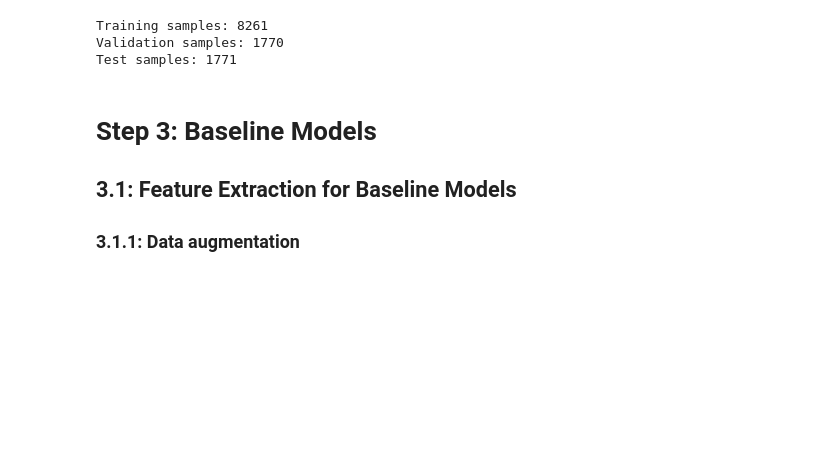
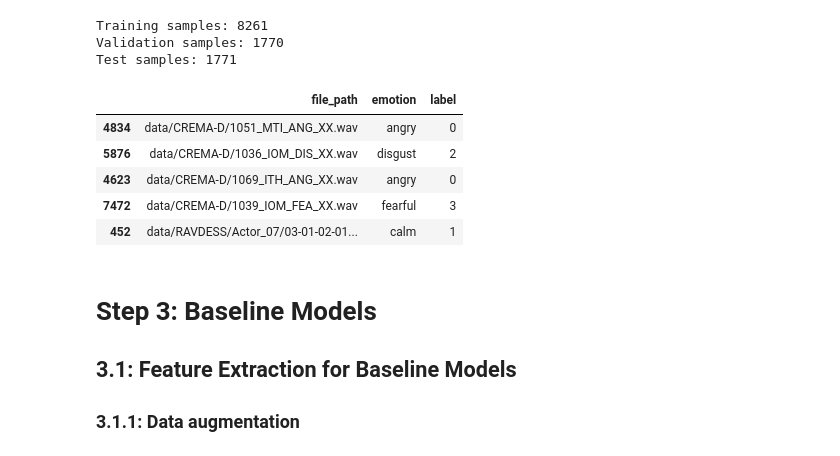
Before and after one commit to JustinTong0323/467final, a Jupyter notebook: report.ipynb, the cells around one changed output. Cells and saved outputs as stored; diff of their text form; code cells hidden in the pictures; blank space fills up the shorter version.

```diff
--- a/report.ipynb
+++ b/report.ipynb
@@ -142,6 +183,15 @@ print(f'Test samples: {len(test_df)}')
 Training samples: 8261
 Validation samples: 1770
 Test samples: 1771
+# %%
+train_df.head()
+# %% [output]
+|  | file_path | emotion | label |
+| 4834 | data/CREMA-D/1051_MTI_ANG_XX.wav | angry | 0 |
+| 5876 | data/CREMA-D/1036_IOM_DIS_XX.wav | disgust | 2 |
+| 4623 | data/CREMA-D/1069_ITH_ANG_XX.wav | angry | 0 |
+| 7472 | data/CREMA-D/1039_IOM_FEA_XX.wav | fearful | 3 |
+| 452 | data/RAVDESS/Actor_07/03-01-02-01... | calm | 1 |
 # %% [markdown]
 # Step 3: Baseline Models
 ## 3.1: Feature Extraction for Baseline Models
```
Also changed, not shown: parts of 25 cells of this notebook, 11 other files.
